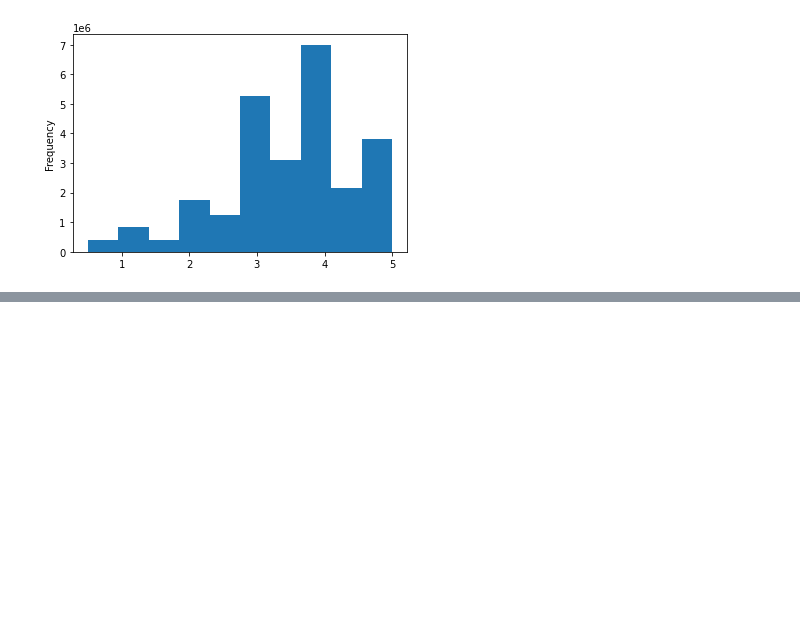
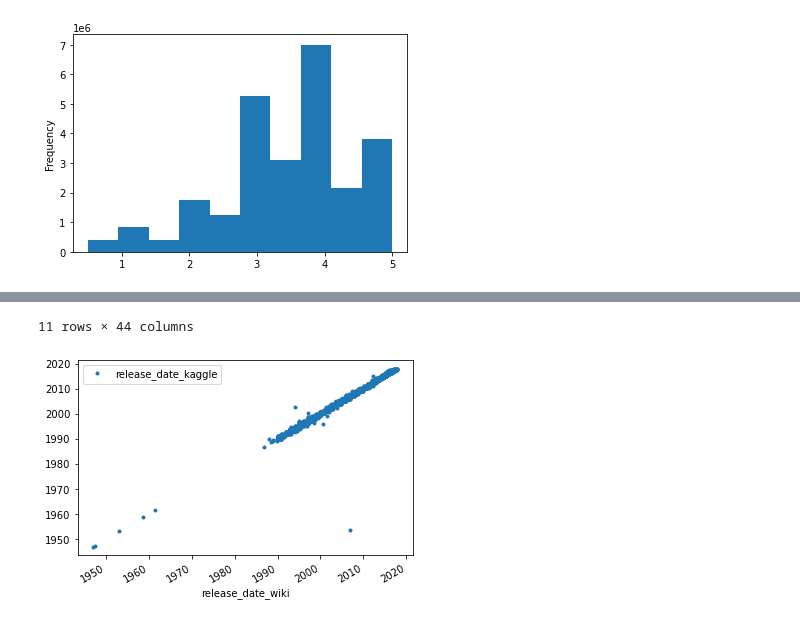
Before and after one commit to kramerkyle/Movies-ETL, a Jupyter notebook: Movielens_Extract.ipynb, the cells around one changed output, grey strips where cells are left out. Cells and saved outputs as stored; diff of their text form; code cells hidden in the pictures; blank space fills up the shorter version.

```diff
--- a/Movielens_Extract.ipynb
+++ b/Movielens_Extract.ipynb
@@ -793,0 +857,11 @@ Name: rating, dtype: float64
+# %%
+# Plot Release Date (can't use scatter because not numeric, but we can back into it with style='.')
+movies_df[['release_date_wiki','release_date_kaggle']].plot(x='release_date_wiki', y='release_date_kaggle', style='.')
+
+# Investigate Outlier
+movies_df[(movies_df['release_date_wiki'] > '1996-01-01') & (movies_df['release_date_kaggle'] < '1965-01-01')]
+
+# Drop Outlier due to improper merge of titles
+movies_df = movies_df.drop(movies_df[(movies_df['release_date_wiki'] > '1996-01-01') & (movies_df['release_date_kaggle'] < '1965-01-01')].index)
+movies_df[movies_df['release_date_wiki'].isnull()]
+# %% [output]
@@ -793,0 +880,2 @@ Name: rating, dtype: float64
+11 rows × 44 columns
+[figure, added]
```
Also changed, not shown: parts of 14 cells of this notebook.
